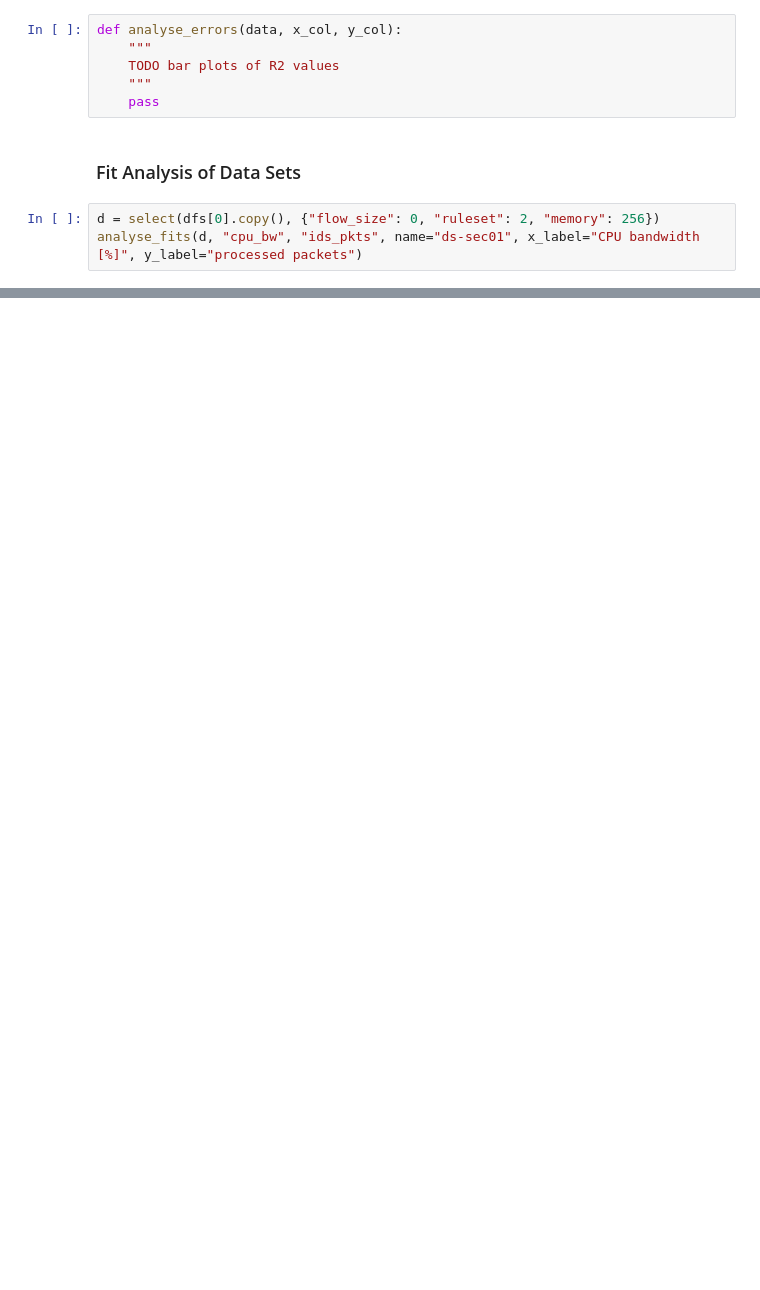
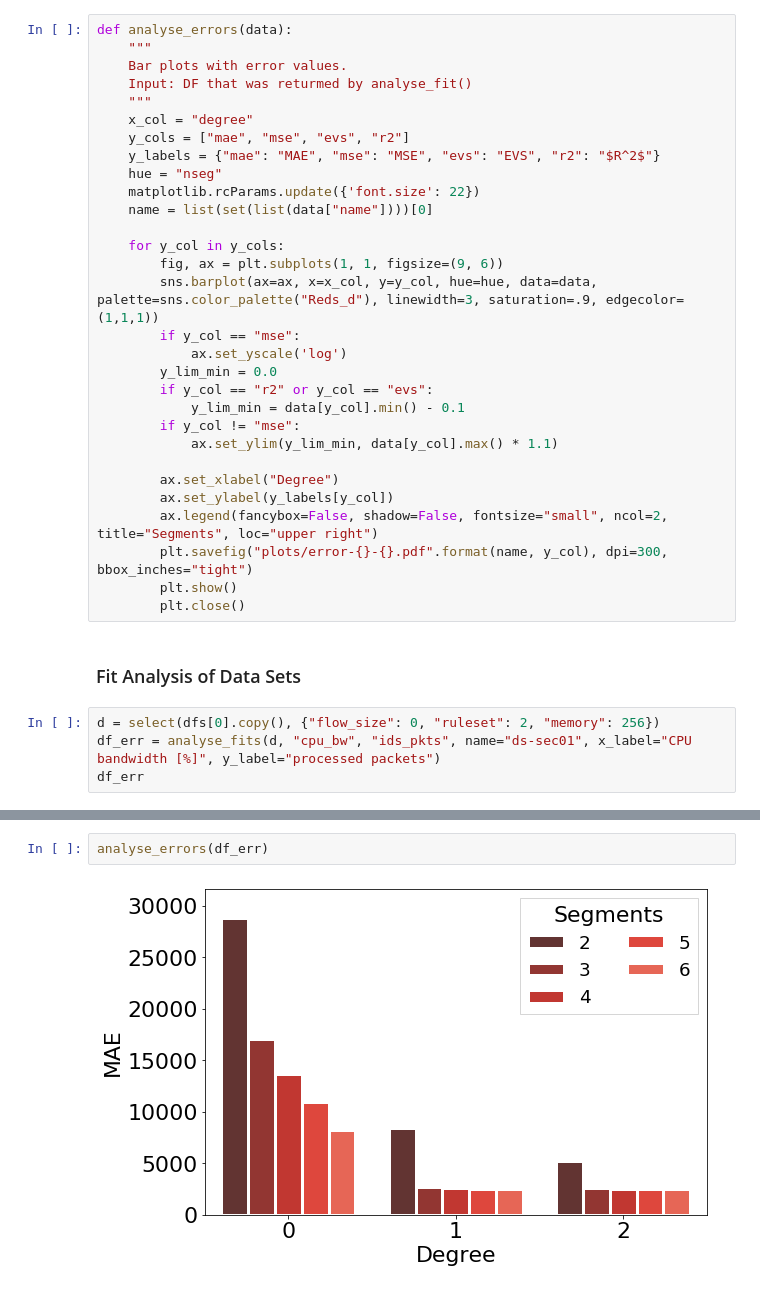
Before and after one commit to sndzoo/analysis, a Jupyter notebook: pwl_approx_analysis-basic.ipynb, the cells around one changed output, grey strips where cells are left out. Drawn from its saved outputs; the diff is of its cells as text; blank space fills up the shorter version.

```diff
--- a/pwl_approx_analysis-basic.ipynb
+++ b/pwl_approx_analysis-basic.ipynb
@@ -452,13 +465,38 @@ def analyse_fits(data, x_col, y_col, name="unnamed", x_label="x-axis", y_label="
-# %%
-def analyse_errors(data, x_col, y_col):
-    """
-    TODO bar plots of R2 values
-    """
-    pass
+# %%
+def analyse_errors(data):
+    """
+    Bar plots with error values.
+    Input: DF that was returmed by analyse_fit()
+    """
+    x_col = "degree"
+    y_cols = ["mae", "mse", "evs", "r2"]
+    y_labels = {"mae": "MAE", "mse": "MSE", "evs": "EVS", "r2": "$R^2$"}
+    hue = "nseg"
+    matplotlib.rcParams.update({'font.size': 22})
+    name = list(set(list(data["name"])))[0]
+
+    for y_col in y_cols:
+        fig, ax = plt.subplots(1, 1, figsize=(9, 6))
+        sns.barplot(ax=ax, x=x_col, y=y_col, hue=hue, data=data, palette=sns.color_palette("Reds_d"), linewidth=3, saturation=.9, edgecolor=(1,1,1))
+        if y_col == "mse":
+            ax.set_yscale('log')
+        y_lim_min = 0.0
+        if y_col == "r2" or y_col == "evs":
+            y_lim_min = data[y_col].min() - 0.1
+        if y_col != "mse":
+            ax.set_ylim(y_lim_min, data[y_col].max() * 1.1)
+
+        ax.set_xlabel("Degree")
+        ax.set_ylabel(y_labels[y_col])
+        ax.legend(fancybox=False, shadow=False, fontsize="small", ncol=2, title="Segments", loc="upper right")
+        plt.savefig("plots/error-{}-{}.pdf".format(name, y_col), dpi=300, bbox_inches="tight")
+        plt.show()
+        plt.close()
 # %% [markdown]
 ### Fit Analysis of Data Sets
 # %%
 d = select(dfs[0].copy(), {"flow_size": 0, "ruleset": 2, "memory": 256})
-analyse_fits(d, "cpu_bw", "ids_pkts", name="ds-sec01", x_label="CPU bandwidth [%]", y_label="processed packets")
+df_err = analyse_fits(d, "cpu_bw", "ids_pkts", name="ds-sec01", x_label="CPU bandwidth [%]", y_label="processed packets")
+df_err
 # %% [output]
 PWLF degree=0
@@ -481,0 +539,4 @@ PWLF fit: label=5, nseg=5, R^2=0.9961642043846101
+# %%
+analyse_errors(df_err)
+# %% [output]
+[figure, added]
```
Also changed, not shown: parts of 9 cells of this notebook, 21 other files.
